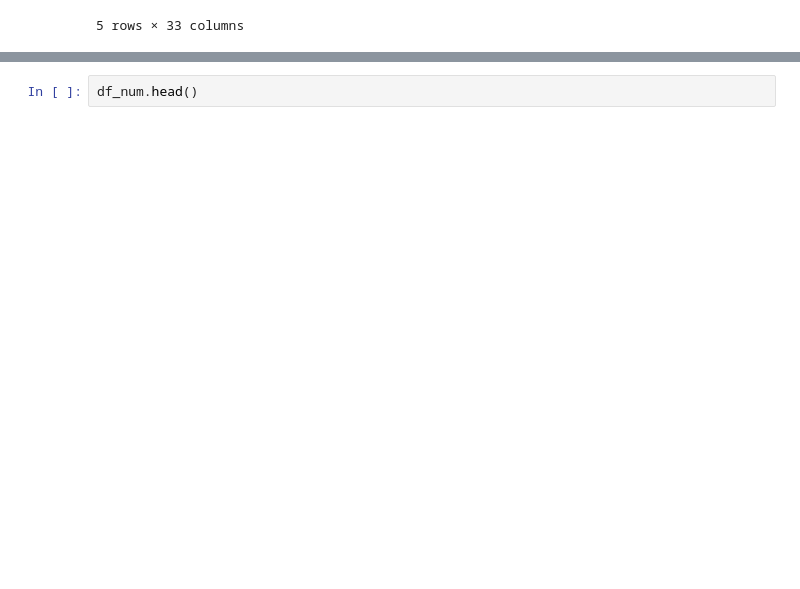
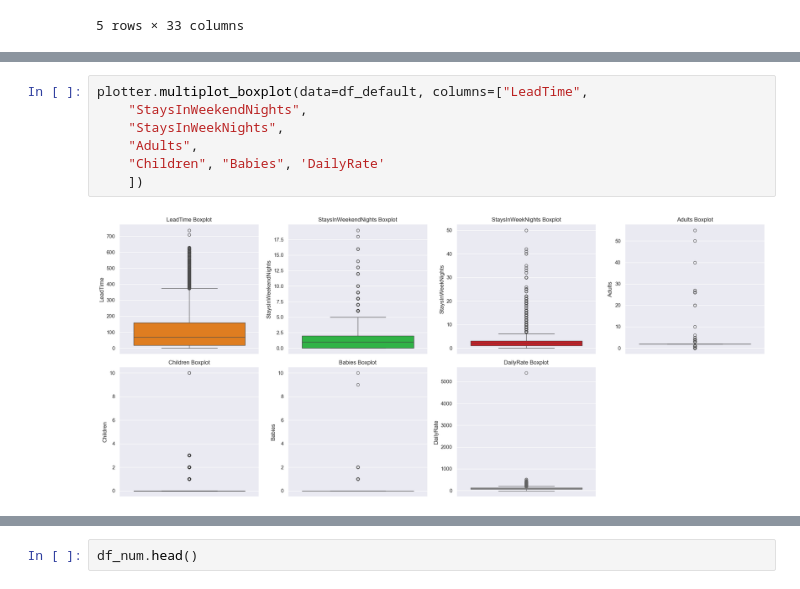
Before and after one commit to mattedefra/Group-AM, a Jupyter notebook: notebooks/Data Cleaning EDA.ipynb, the cells around one changed output, grey strips where cells are left out. Cells and saved outputs as stored; diff of their text form; blank space fills up the shorter version.

```diff
--- a/notebooks/Data Cleaning EDA.ipynb
+++ b/notebooks/Data Cleaning EDA.ipynb
@@ -105,0 +128,9 @@ for column in df_default.columns:
+# %%
+plotter.multiplot_boxplot(data=df_default, columns=["LeadTime",
+    "StaysInWeekendNights",
+    "StaysInWeekNights",
+    "Adults",
+    "Children", "Babies", 'DailyRate'
+    ])
+# %% [output]
+[figure, added]
```
Also changed, not shown: parts of 10 cells of this notebook, 1 other file.
